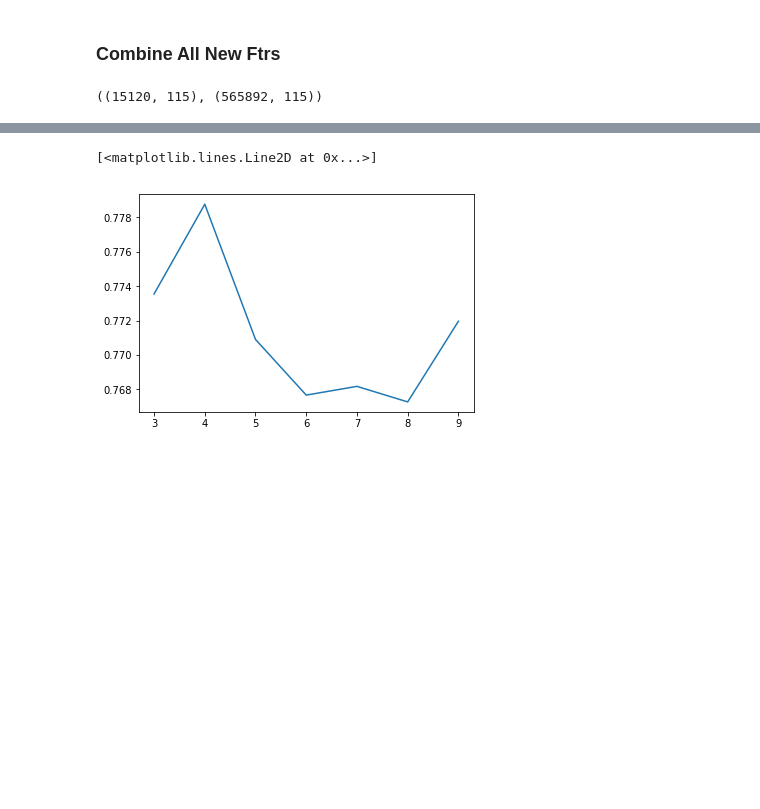
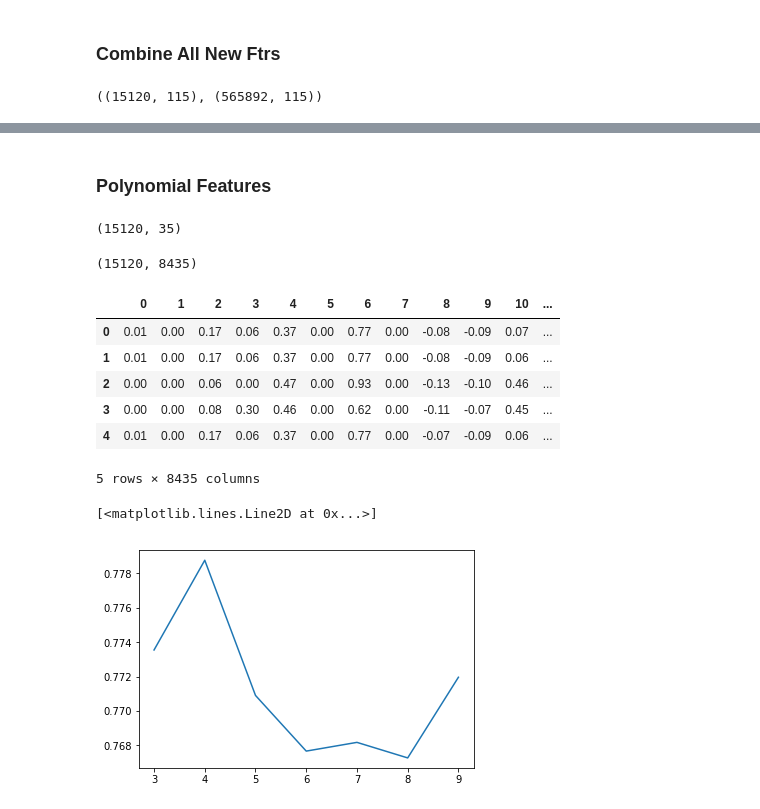
Before and after one commit to rshap91/forest_cover, a Jupyter notebook: Feature_Engineering.ipynb, the cells around one changed output, grey strips where cells are left out. Drawn from its saved outputs; the diff is of its cells as text; code cells hidden in the pictures; blank space fills up the shorter version.

Commit message:
feature selectory methods; feature engineering workflow with poly ftrs at end

```diff
--- a/Feature_Engineering.ipynb
+++ b/Feature_Engineering.ipynb
@@ -379,3 +394,33 @@ l = LGBMClassifier()
+# %% [markdown]
+### Polynomial Features
+# %%
+x_subset = all_train_df[usecols]
+x_subset.shape
+# %% [output]
+(15120, 35)
+# %%
+poly = PolynomialFeatures(3,include_bias=False)
+train_poly = pd.DataFrame(poly.fit_transform(x_subset), columns = poly.get_feature_names())
+
+train_poly.shape
+train_poly.to_csv('clean_data/train_poly_all.csv',index=False)
+# %%
+N_final = train.shape[1]
+# %%
+new_use_cols = run_ftr_selection(train_poly, ytrain, N_final, rf_params, gb_params)
+# %% [output]
+(15120, 8435)
+# %%
+train_poly_final = train_poly[new_use_cols.index]
+train_poly_final.to_csv('clean_data/train_poly_final.csv',index=False)
+# %% [output]
+|  | 0 | 1 | 2 | 3 | 4 | 5 | 6 | 7 | 8 | 9 | 10 | ... |
+| 0 | 0.01 | 0.00 | 0.17 | 0.06 | 0.37 | 0.00 | 0.77 | 0.00 | -0.08 | -0.09 | 0.07 | ... |
+| 1 | 0.01 | 0.00 | 0.17 | 0.06 | 0.37 | 0.00 | 0.77 | 0.00 | -0.08 | -0.09 | 0.06 | ... |
+| 2 | 0.00 | 0.00 | 0.06 | 0.00 | 0.47 | 0.00 | 0.93 | 0.00 | -0.13 | -0.10 | 0.46 | ... |
+| 3 | 0.00 | 0.00 | 0.08 | 0.30 | 0.46 | 0.00 | 0.62 | 0.00 | -0.11 | -0.07 | 0.45 | ... |
+| 4 | 0.01 | 0.00 | 0.17 | 0.06 | 0.37 | 0.00 | 0.77 | 0.00 | -0.07 | -0.09 | 0.06 | ... |
+5 rows × 8435 columns
 # %%
 cvs = []
 for c in range(3, 10):
```
Also changed, not shown: parts of 10 cells of this notebook, 2 other files.
